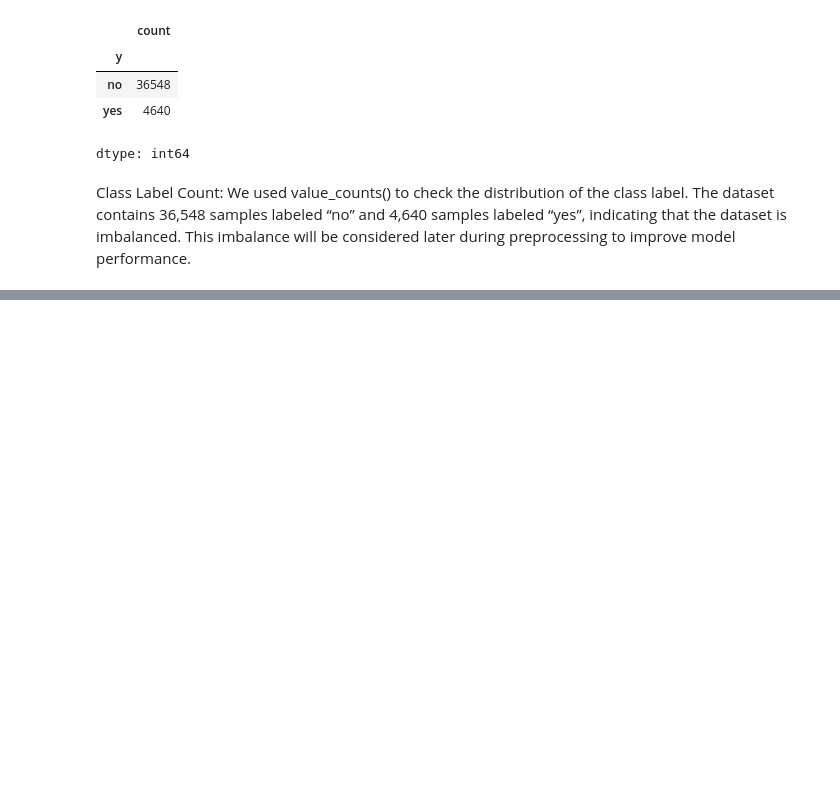
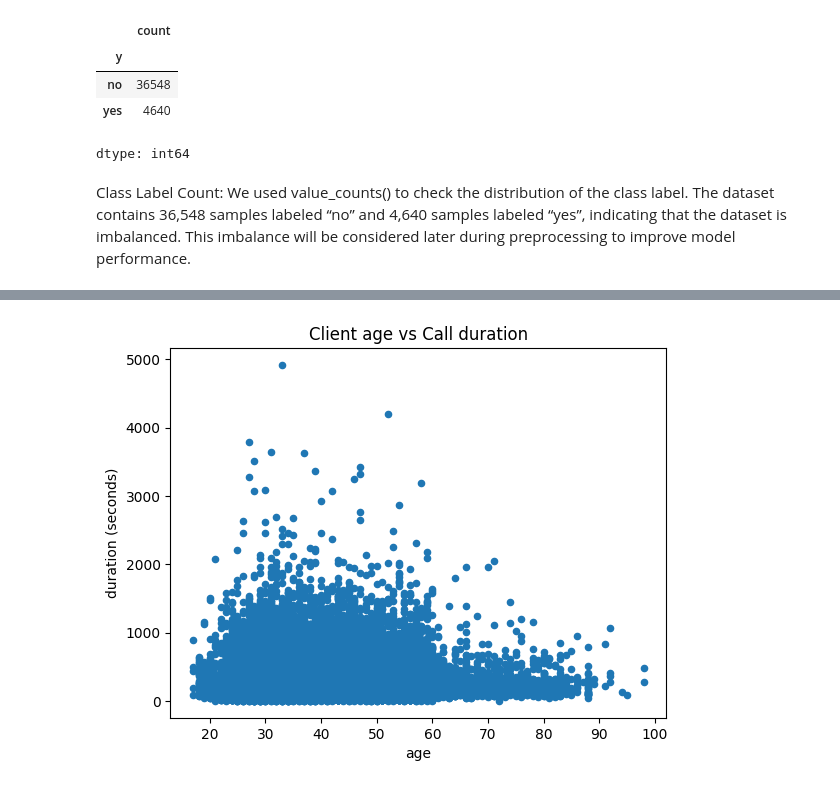
Before and after one commit to Renad110/IT326, a Jupyter notebook: Phase2.ipynb, the cells around one changed output, grey strips where cells are left out. Cells and saved outputs as stored; diff of their text form; code cells hidden in the pictures; blank space fills up the shorter version.

```diff
--- a/Phase2.ipynb
+++ b/Phase2.ipynb
@@ -115,0 +139,7 @@ This imbalance will be considered later during preprocessing to improve model pe
+# %%
+df.plot.scatter(x="age", y="duration", title="Client age vs Call duration")
+plt.xlabel("age")
+plt.ylabel("duration (seconds)")
+plt.show()
+# %% [output]
+[figure, added]
```
Also changed, not shown: parts of 8 cells of this notebook.
